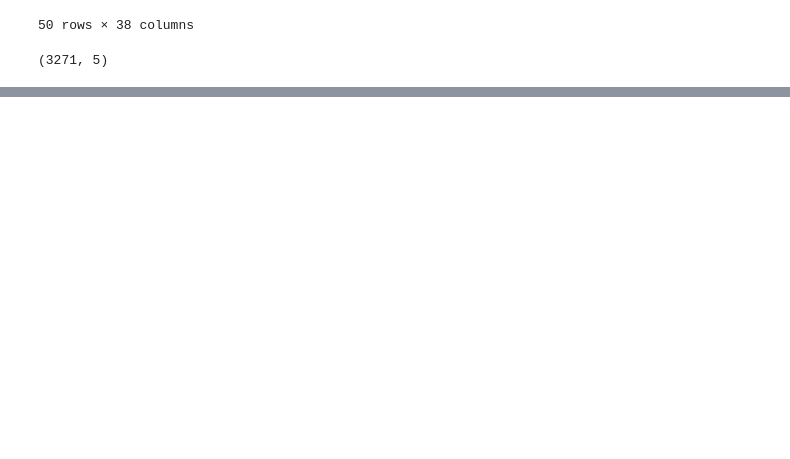
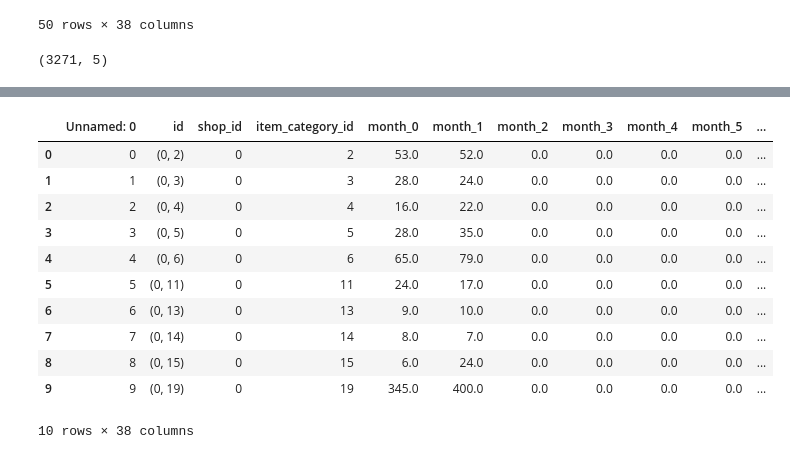
Before and after one commit to Alberto7526/MonografiaGithub, a Jupyter notebook: Untitled.ipynb, the cells around one changed output, grey strips where cells are left out. Saved outputs shown, nothing was run; the diff lists cells and outputs as text; code cells hidden in the pictures; blank space fills up the shorter version.

```diff
--- a/Untitled.ipynb
+++ b/Untitled.ipynb
@@ -117,0 +134,16 @@ list(range(3,5,1))
+# %%
+df = pd.read_csv("./NewDataset/New_dataset.csv")
+df.head(10)
+# %% [output]
+|  | Unnamed: 0 | id | shop_id | item_category_id | month_0 | month_1 | month_2 | month_3 | month_4 | month_5 | ... |
+| 0 | 0 | (0, 2) | 0 | 2 | 53.0 | 52.0 | 0.0 | 0.0 | 0.0 | 0.0 | ... |
+| 1 | 1 | (0, 3) | 0 | 3 | 28.0 | 24.0 | 0.0 | 0.0 | 0.0 | 0.0 | ... |
+| 2 | 2 | (0, 4) | 0 | 4 | 16.0 | 22.0 | 0.0 | 0.0 | 0.0 | 0.0 | ... |
+| 3 | 3 | (0, 5) | 0 | 5 | 28.0 | 35.0 | 0.0 | 0.0 | 0.0 | 0.0 | ... |
+| 4 | 4 | (0, 6) | 0 | 6 | 65.0 | 79.0 | 0.0 | 0.0 | 0.0 | 0.0 | ... |
+| 5 | 5 | (0, 11) | 0 | 11 | 24.0 | 17.0 | 0.0 | 0.0 | 0.0 | 0.0 | ... |
+| 6 | 6 | (0, 13) | 0 | 13 | 9.0 | 10.0 | 0.0 | 0.0 | 0.0 | 0.0 | ... |
+| 7 | 7 | (0, 14) | 0 | 14 | 8.0 | 7.0 | 0.0 | 0.0 | 0.0 | 0.0 | ... |
+| 8 | 8 | (0, 15) | 0 | 15 | 6.0 | 24.0 | 0.0 | 0.0 | 0.0 | 0.0 | ... |
+| 9 | 9 | (0, 19) | 0 | 19 | 345.0 | 400.0 | 0.0 | 0.0 | 0.0 | 0.0 | ... |
+10 rows × 38 columns
```
Also changed, not shown: parts of 2 cells of this notebook, 6 other files.
